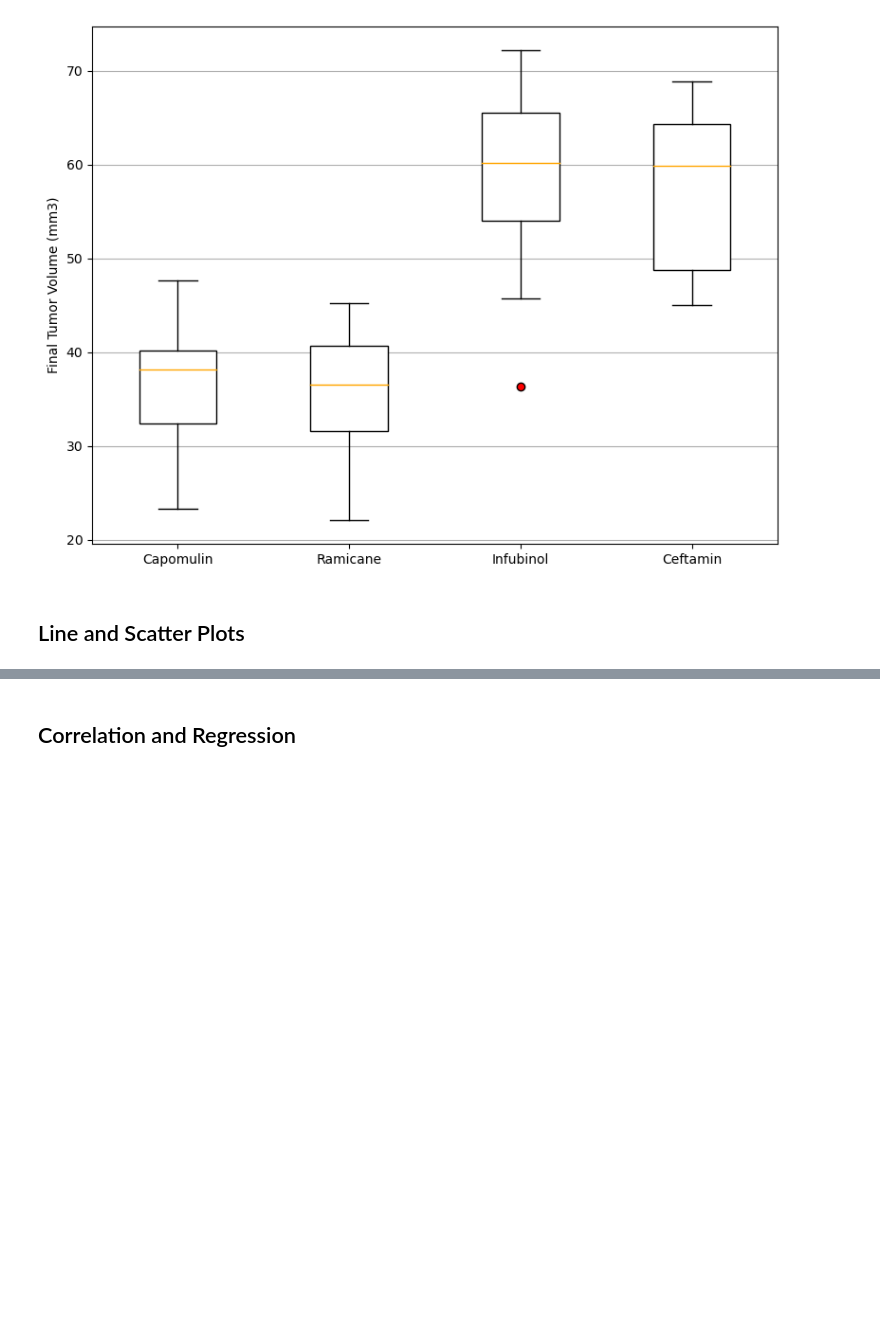
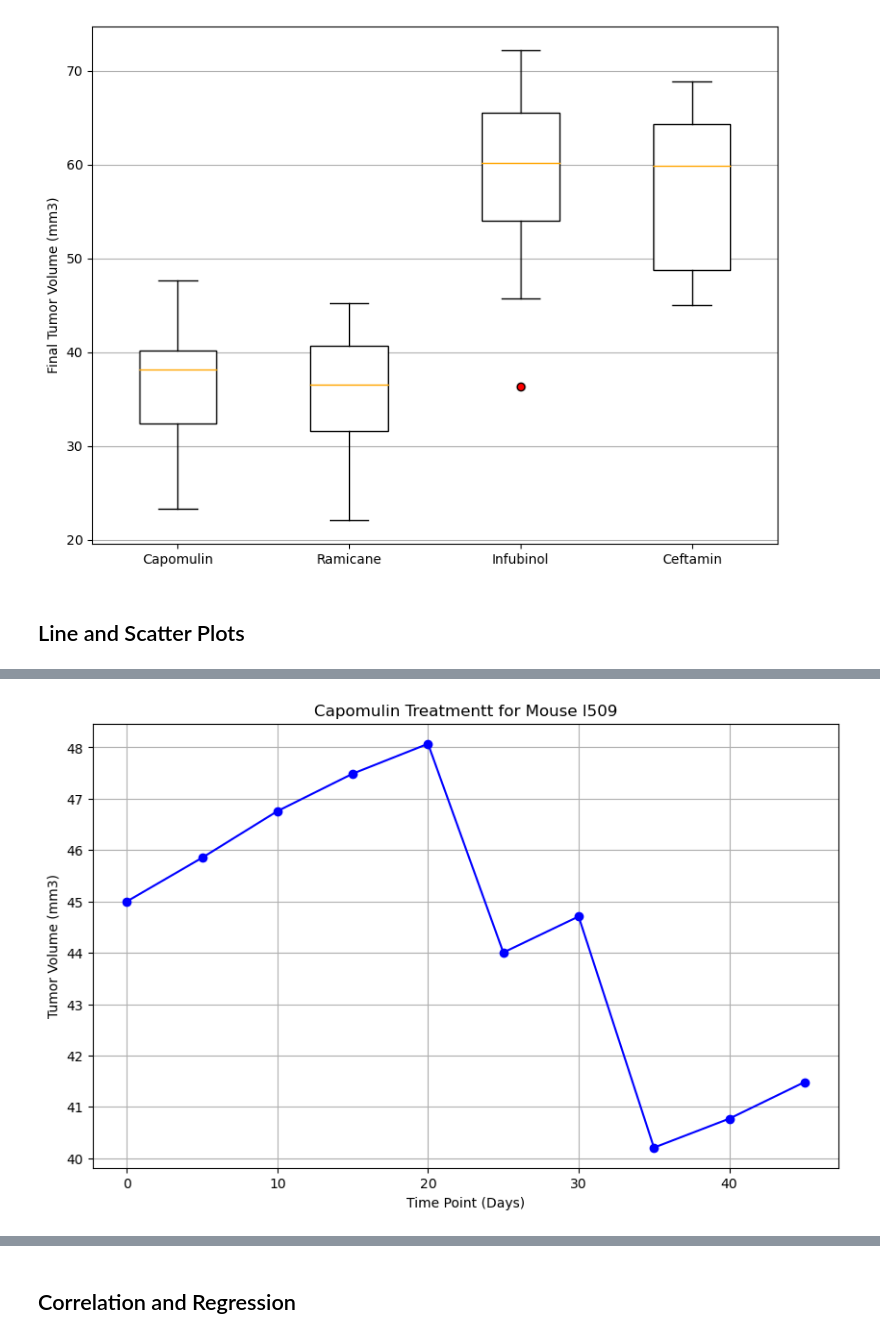
Before and after one commit to pannann/Module-5-Challenge, a Jupyter notebook: Pymaceuticals/pymaceuticals_starter.ipynb, the cells around one changed output, grey strips where cells are left out. Drawn from its saved outputs; the diff is of its cells as text; code cells hidden in the pictures; blank space fills up the shorter version.

```diff
--- a/Pymaceuticals/pymaceuticals_starter.ipynb
+++ b/Pymaceuticals/pymaceuticals_starter.ipynb
@@ -296,0 +281,16 @@ plt.show()
+# %%
+mouse_id = 'l509'
+
+mouse_data = combined_data[(combined_data['Mouse ID'] == mouse_id) & (combined_data['Drug Regimen'] == 'Capomulin')]
+
+plt.figure(figsize=(10, 6))
+plt.plot(mouse_data['Timepoint'], mouse_data['Tumor Volume (mm3)'], marker='o', color='b')
+
+plt.xlabel('Time Point (Days)')
+plt.ylabel('Tumor Volume (mm3)')
+plt.title(f'Capomulin Treatmentt for Mouse {mouse_id}')
+
+plt.grid(True)
+plt.show()
+# %% [output]
+[figure, added]
```
Also changed, not shown: parts of 7 cells of this notebook.
